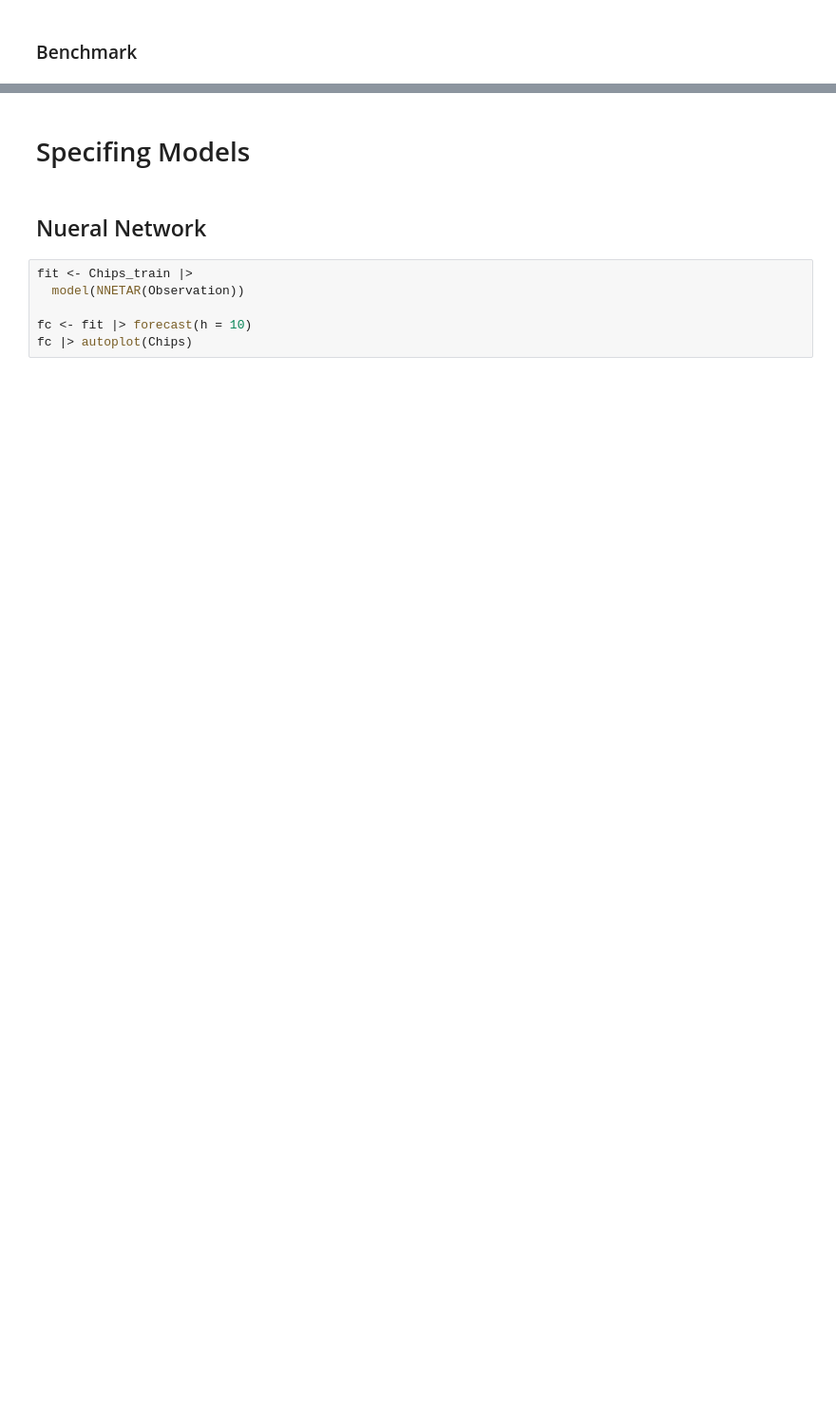
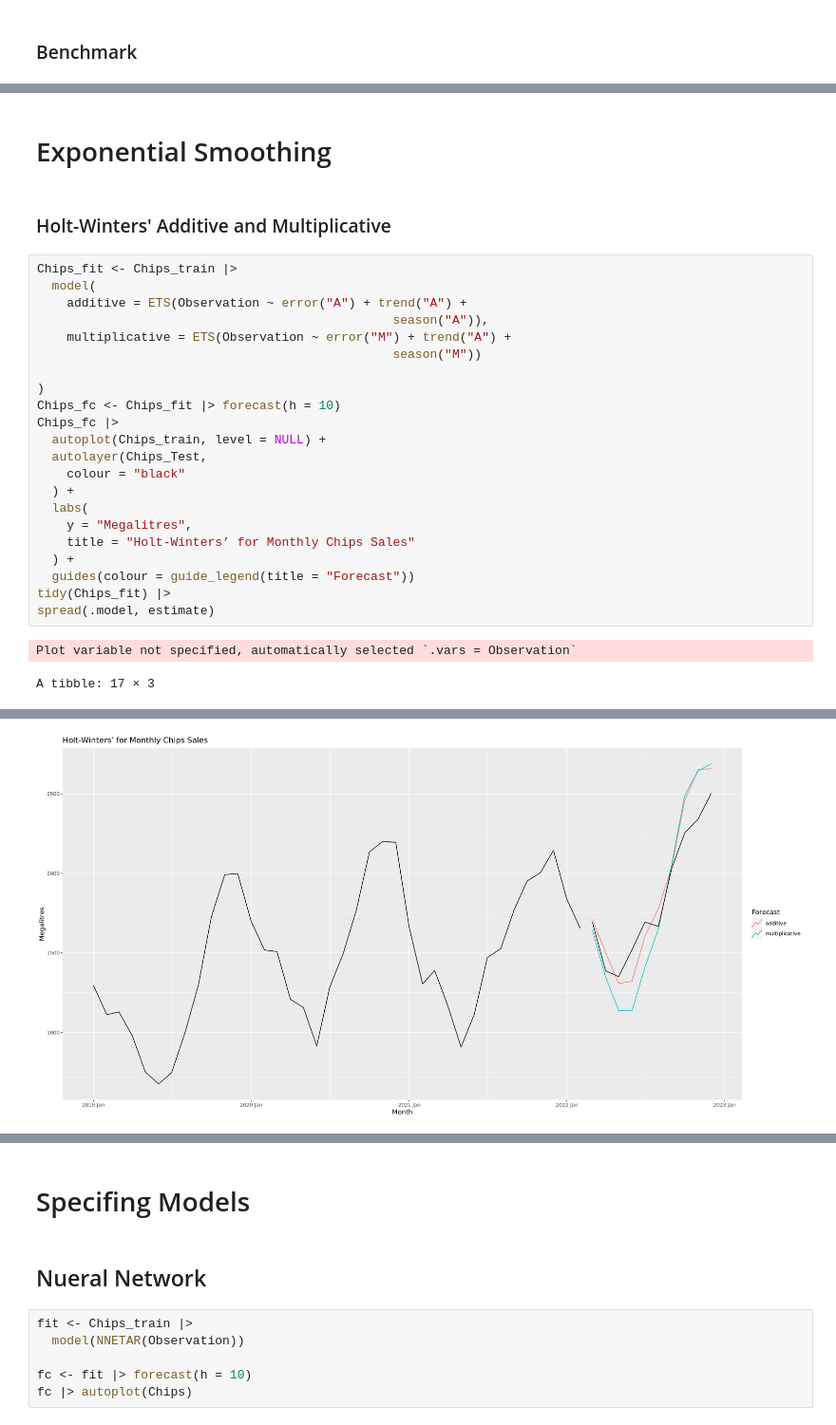
Before and after one commit to Ibrahim-Khayat/-IE499, a Jupyter notebook: index.ipynb, the cells around one changed output, grey strips where cells are left out. Shown at 95% size. Drawn from its saved outputs; the diff is of its cells as text; blank space fills up the shorter version.

Commit message:
Add files via upload
Added Exponential Smoothing using seasonality method
Added Exponential Smoothing using seasonality method + dampening

```diff
--- a/index.ipynb
+++ b/index.ipynb
@@ -294,0 +293,29 @@ Plot variable not specified, automatically selected `.vars = Observation`
+# %% [markdown]
+# Exponential Smoothing
+# %% [markdown]
+### Holt-Winters' Additive and Multiplicative
+# %%
+Chips_fit <- Chips_train |>
+  model(
+    additive = ETS(Observation ~ error("A") + trend("A") +
+                                                season("A")),
+    multiplicative = ETS(Observation ~ error("M") + trend("A") +
+                                                season("M"))
+
+)
+Chips_fc <- Chips_fit |> forecast(h = 10)
+Chips_fc |>
+  autoplot(Chips_train, level = NULL) +
+  autolayer(Chips_Test,
+    colour = "black"
+  ) +
+  labs(
+    y = "Megalitres",
+    title = "Holt-Winters’ for Monthly Chips Sales"
+  ) +
+  guides(colour = guide_legend(title = "Forecast"))
+tidy(Chips_fit) |>
+spread(.model, estimate)
+# %% [output]
+Plot variable not specified, automatically selected `.vars = Observation`
+A tibble: 17 × 3
@@ -294,0 +341 @@ Plot variable not specified, automatically selected `.vars = Observation`
+[figure, added]
```
Also changed, not shown: parts of 13 cells of this notebook.
